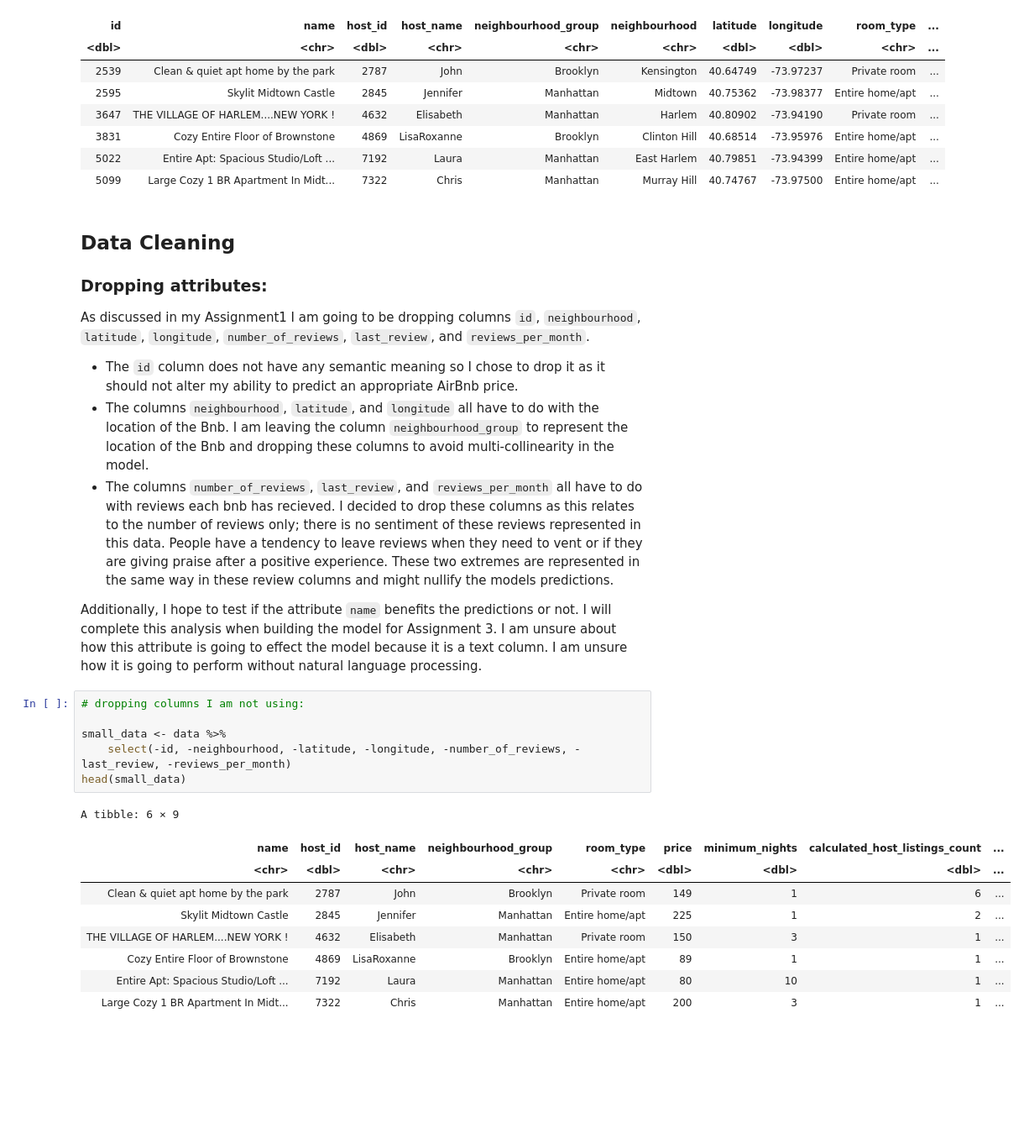
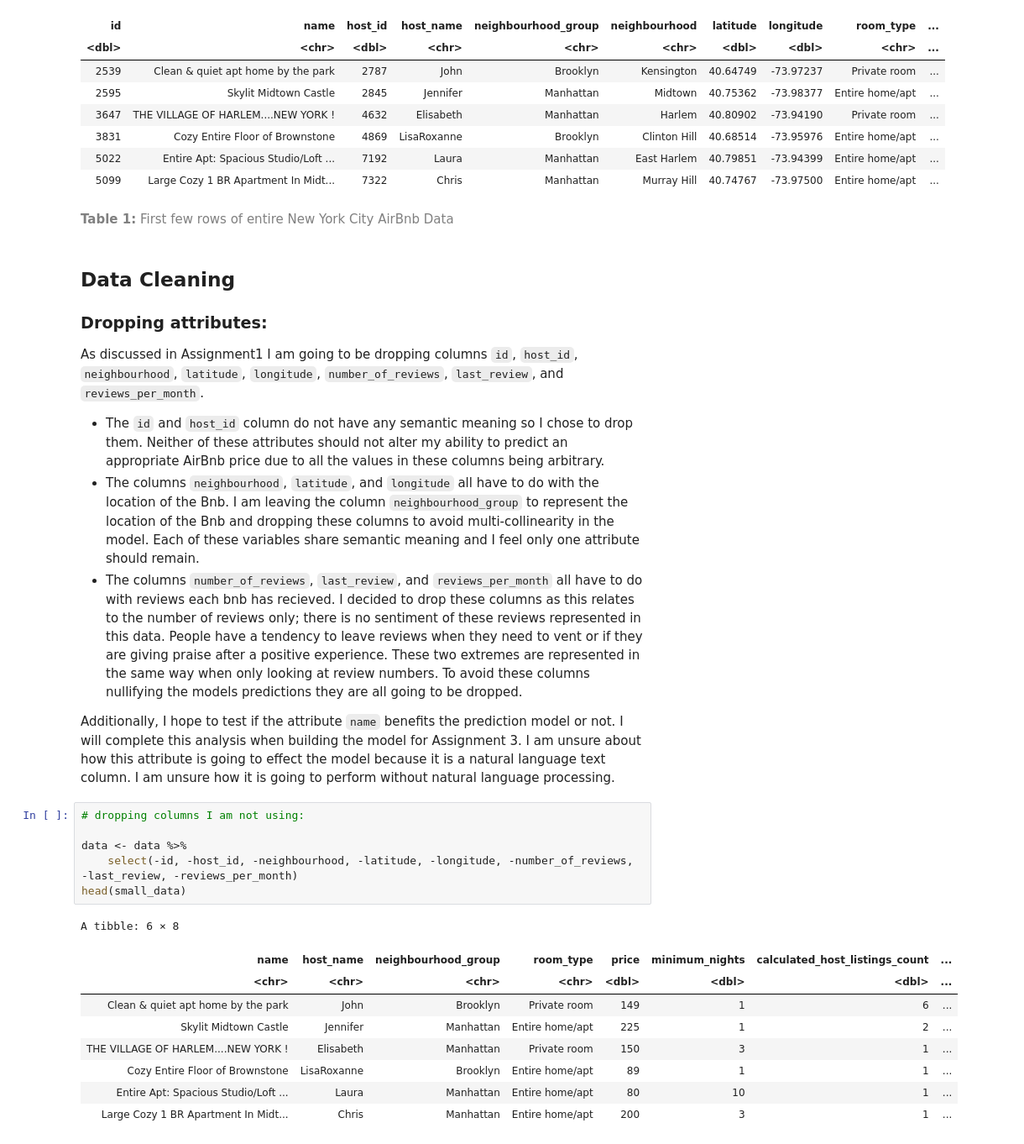
Before and after one commit to samnthorne/FinalProject, a Jupyter notebook: Assignment2.ipynb, the cells around one changed output. Shown at 84% size. Drawn from its saved outputs; the diff is of its cells as text; blank space fills up the shorter version.

```diff
--- a/Assignment2.ipynb
+++ b/Assignment2.ipynb
@@ -50,30 +45,32 @@ A tibble: 6 × 16
 | 3831 | Cozy Entire Floor of Brownstone | 4869 | LisaRoxanne | Brooklyn | Clinton Hill | 40.68514 | -73.95976 | Entire home/apt | ... |
 | 5022 | Entire Apt: Spacious Studio/Loft ... | 7192 | Laura | Manhattan | East Harlem | 40.79851 | -73.94399 | Entire home/apt | ... |
 | 5099 | Large Cozy 1 BR Apartment In Midt... | 7322 | Chris | Manhattan | Murray Hill | 40.74767 | -73.97500 | Entire home/apt | ... |
+# %% [markdown]
+<span style = "color: gray;"> **Table 1:** First few rows of entire New York City AirBnb Data</span>
 # %% [markdown]
 ## Data Cleaning
 
 ### Dropping attributes:
 
-As discussed in my Assignment1 I am going to be dropping columns `id`, `neighbourhood`, `latitude`, `longitude`, `number_of_reviews`, `last_review`, and `reviews_per_month`.
-- The `id` column does not have any semantic meaning so I chose to drop it as it should not alter my ability to predict an appropriate AirBnb price.
-- The columns `neighbourhood`, `latitude`, and `longitude` all have to do with the location of the Bnb. I am leaving the column `neighbourhood_group` to represent the location of the Bnb and dropping these columns to avoid multi-collinearity in the model.
-- The columns `number_of_reviews`, `last_review`, and `reviews_per_month` all have to do with reviews each bnb has recieved. I decided to drop these columns as this relates to the number of reviews only; there is no sentiment of these reviews represented in this data. People have a tendency to leave reviews when they need to vent or if they are giving praise after a positive experience. These two extremes are represented in the same way in these review columns and might nullify the models predictions.
+As discussed in Assignment1 I am going to be dropping columns `id`, `host_id`, `neighbourhood`, `latitude`, `longitude`, `number_of_reviews`, `last_review`, and `reviews_per_month`.
+- The `id` and `host_id` column do not have any semantic meaning so I chose to drop them. Neither of these attributes should not alter my ability to predict an appropriate AirBnb price due to all the values in these columns being arbitrary.
+- The columns `neighbourhood`, `latitude`, and `longitude` all have to do with the location of the Bnb. I am leaving the column `neighbourhood_group` to represent the location of the Bnb and dropping these columns to avoid multi-collinearity in the model. Each of these variables share semantic meaning and I feel only one attribute should remain.
+- The columns `number_of_reviews`, `last_review`, and `reviews_per_month` all have to do with reviews each bnb has recieved. I decided to drop these columns as this relates to the number of reviews only; there is no sentiment of these reviews represented in this data. People have a tendency to leave reviews when they need to vent or if they are giving praise after a positive experience. These two extremes are represented in the same way when only looking at review numbers. To avoid these columns nullifying the models predictions they are all going to be dropped.
 
-Additionally, I hope to test if the attribute `name` benefits the predictions or not. I will complete this analysis when building the model for Assignment 3. I am unsure about how this attribute is going to effect the model because it is a text column. I am unsure how it is going to perform without natural language processing.
+Additionally, I hope to test if the attribute `name` benefits the prediction model or not. I will complete this analysis when building the model for Assignment 3. I am unsure about how this attribute is going to effect the model because it is a natural language text column. I am unsure how it is going to perform without natural language processing.
 # %%
 # dropping columns I am not using:
 
-small_data <- data %>%
-    select(-id, -neighbourhood, -latitude, -longitude, -number_of_reviews, -last_review, -reviews_per_month)
+data <- data %>%
+    select(-id, -host_id, -neighbourhood, -latitude, -longitude, -number_of_reviews, -last_review, -reviews_per_month)
 head(small_data)
 # %% [output]
-A tibble: 6 × 9
+A tibble: 6 × 8
-| name | host_id | host_name | neighbourhood_group | room_type | price | minimum_nights | calculated_host_listings_count | ... |
-| <chr> | <dbl> | <chr> | <chr> | <chr> | <dbl> | <dbl> | <dbl> | ... |
-| Clean & quiet apt home by the park | 2787 | John | Brooklyn | Private room | 149 | 1 | 6 | ... |
-| Skylit Midtown Castle | 2845 | Jennifer | Manhattan | Entire home/apt | 225 | 1 | 2 | ... |
-| THE VILLAGE OF HARLEM....NEW YORK ! | 4632 | Elisabeth | Manhattan | Private room | 150 | 3 | 1 | ... |
-| Cozy Entire Floor of Brownstone | 4869 | LisaRoxanne | Brooklyn | Entire home/apt | 89 | 1 | 1 | ... |
-| Entire Apt: Spacious Studio/Loft ... | 7192 | Laura | Manhattan | Entire home/apt | 80 | 10 | 1 | ... |
-| Large Cozy 1 BR Apartment In Midt... | 7322 | Chris | Manhattan | Entire home/apt | 200 | 3 | 1 | ... |
+| name | host_name | neighbourhood_group | room_type | price | minimum_nights | calculated_host_listings_count | ... |
+| <chr> | <chr> | <chr> | <chr> | <dbl> | <dbl> | <dbl> | ... |
+| Clean & quiet apt home by the park | John | Brooklyn | Private room | 149 | 1 | 6 | ... |
+| Skylit Midtown Castle | Jennifer | Manhattan | Entire home/apt | 225 | 1 | 2 | ... |
+| THE VILLAGE OF HARLEM....NEW YORK ! | Elisabeth | Manhattan | Private room | 150 | 3 | 1 | ... |
+| Cozy Entire Floor of Brownstone | LisaRoxanne | Brooklyn | Entire home/apt | 89 | 1 | 1 | ... |
+| Entire Apt: Spacious Studio/Loft ... | Laura | Manhattan | Entire home/apt | 80 | 10 | 1 | ... |
+| Large Cozy 1 BR Apartment In Midt... | Chris | Manhattan | Entire home/apt | 200 | 3 | 1 | ... |
```
Also changed, not shown: parts of 11 cells of this notebook, 1 other file.
